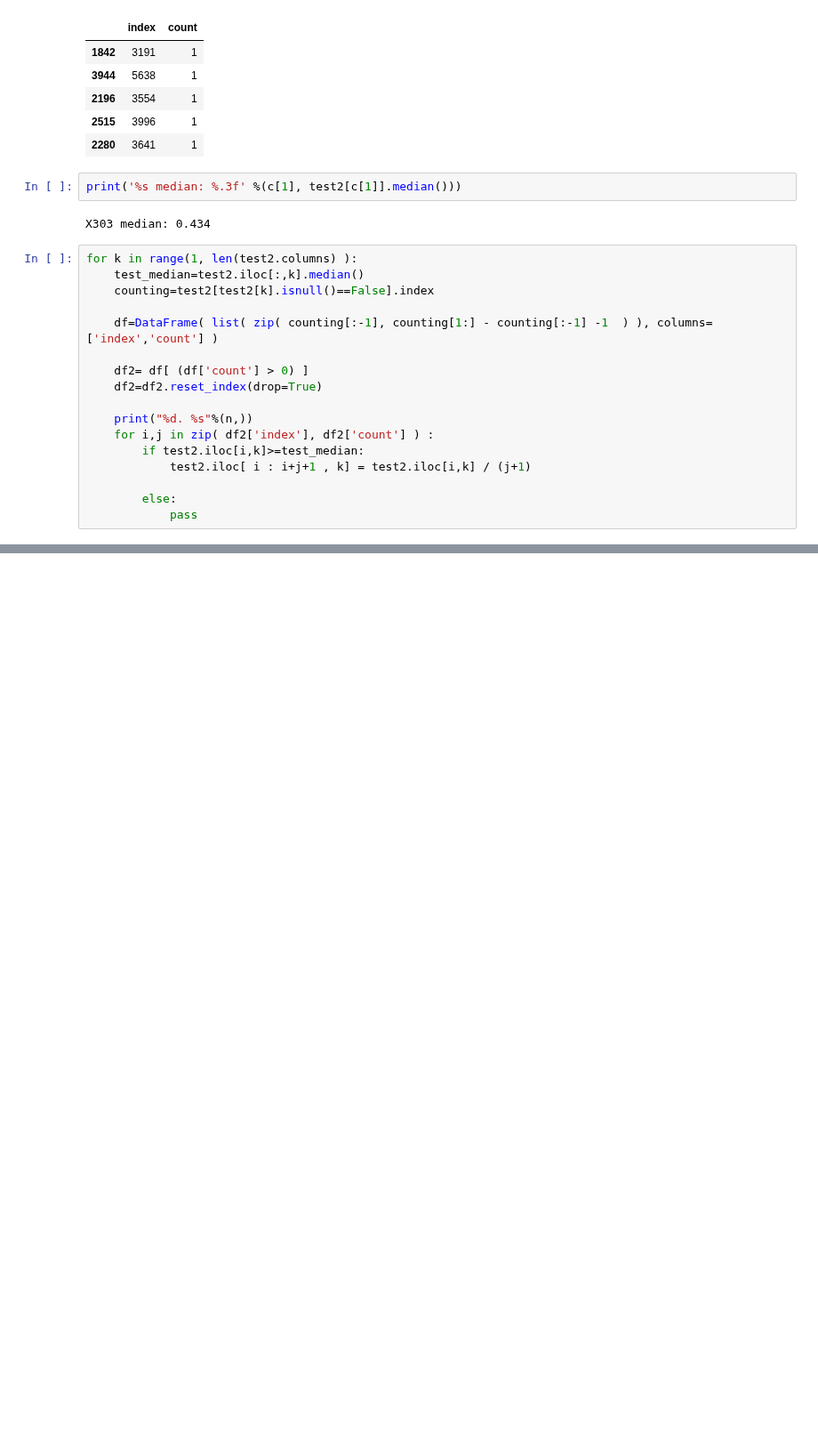
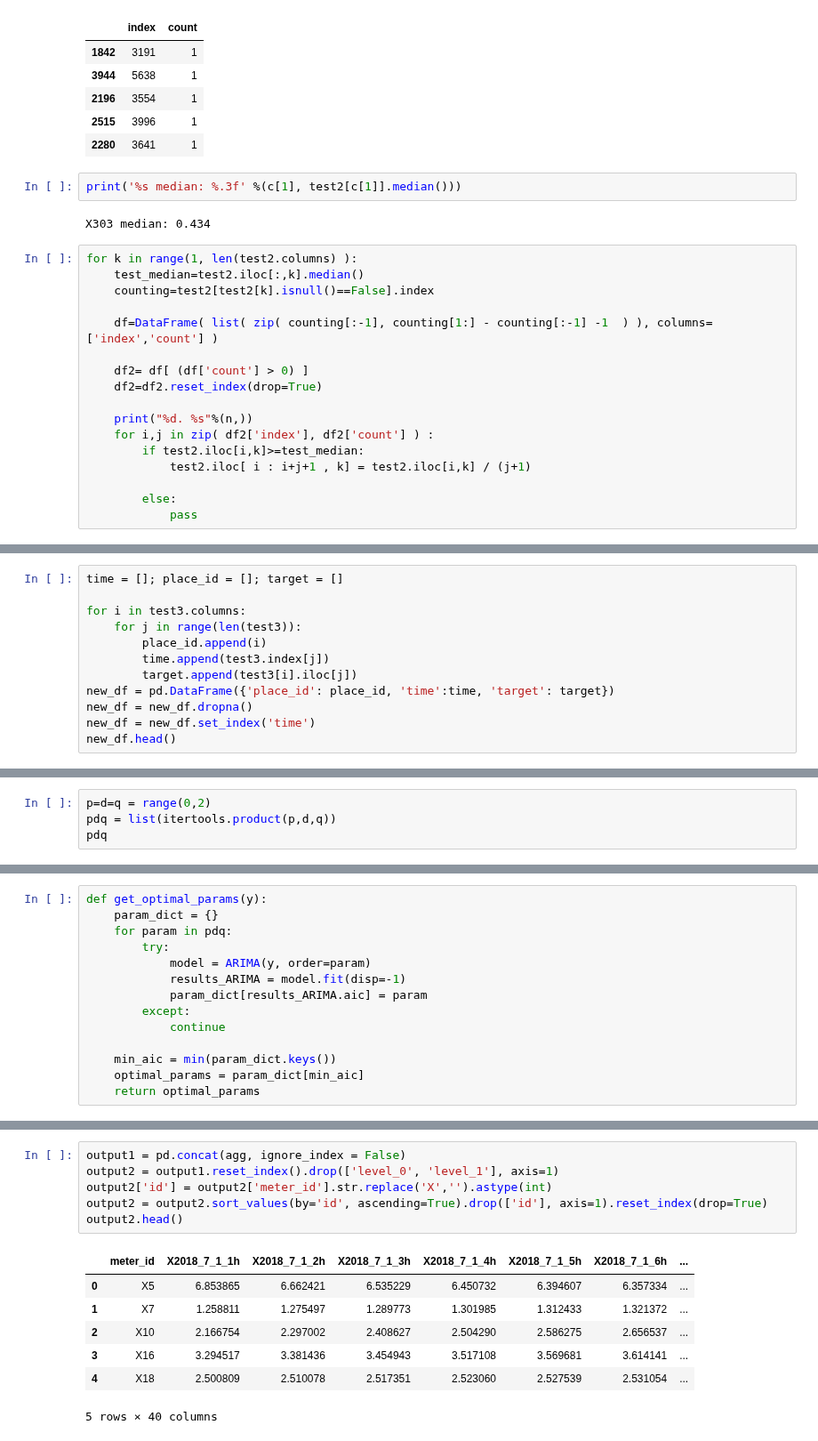
Before and after one commit to yagippi27/DACON_CONTEST_2019, a Jupyter notebook: SOOMIN/Untitled.ipynb, the cells around one changed output, grey strips where cells are left out. Shown at 89% size. Drawn from its saved outputs; the diff is of its cells as text; blank space fills up the shorter version.

```diff
--- a/SOOMIN/Untitled.ipynb
+++ b/SOOMIN/Untitled.ipynb
@@ -104,0 +197,12 @@ for k in range(1, len(test2.columns) ):
+# %%
+time = []; place_id = []; target = []
+
+for i in test3.columns:
+    for j in range(len(test3)):
+        place_id.append(i)
+        time.append(test3.index[j])
+        target.append(test3[i].iloc[j])
+new_df = pd.DataFrame({'place_id': place_id, 'time':time, 'target': target})
+new_df = new_df.dropna()
+new_df = new_df.set_index('time')
+new_df.head()
@@ -104,0 +219,4 @@ for k in range(1, len(test2.columns) ):
+# %%
+p=d=q = range(0,2)
+pdq = list(itertools.product(p,d,q))
+pdq
@@ -104,0 +232,14 @@ for k in range(1, len(test2.columns) ):
+# %%
+def get_optimal_params(y):
+    param_dict = {}
+    for param in pdq:
+        try:
+            model = ARIMA(y, order=param)
+            results_ARIMA = model.fit(disp=-1)
+            param_dict[results_ARIMA.aic] = param
+        except:
+            continue
+
+    min_aic = min(param_dict.keys())
+    optimal_params = param_dict[min_aic]
+    return optimal_params
@@ -104,0 +398,14 @@ for k in range(1, len(test2.columns) ):
+# %%
+output1 = pd.concat(agg, ignore_index = False)
+output2 = output1.reset_index().drop(['level_0', 'level_1'], axis=1)
+output2['id'] = output2['meter_id'].str.replace('X','').astype(int)
+output2 = output2.sort_values(by='id', ascending=True).drop(['id'], axis=1).reset_index(drop=True)
+output2.head()
+# %% [output]
+|  | meter_id | X2018_7_1_1h | X2018_7_1_2h | X2018_7_1_3h | X2018_7_1_4h | X2018_7_1_5h | X2018_7_1_6h | ... |
+| 0 | X5 | 6.853865 | 6.662421 | 6.535229 | 6.450732 | 6.394607 | 6.357334 | ... |
+| 1 | X7 | 1.258811 | 1.275497 | 1.289773 | 1.301985 | 1.312433 | 1.321372 | ... |
+| 2 | X10 | 2.166754 | 2.297002 | 2.408627 | 2.504290 | 2.586275 | 2.656537 | ... |
+| 3 | X16 | 3.294517 | 3.381436 | 3.454943 | 3.517108 | 3.569681 | 3.614141 | ... |
+| 4 | X18 | 2.500809 | 2.510078 | 2.517351 | 2.523060 | 2.527539 | 2.531054 | ... |
+5 rows × 40 columns
```
Also changed, not shown: parts of 16 cells of this notebook, 4 other files.
